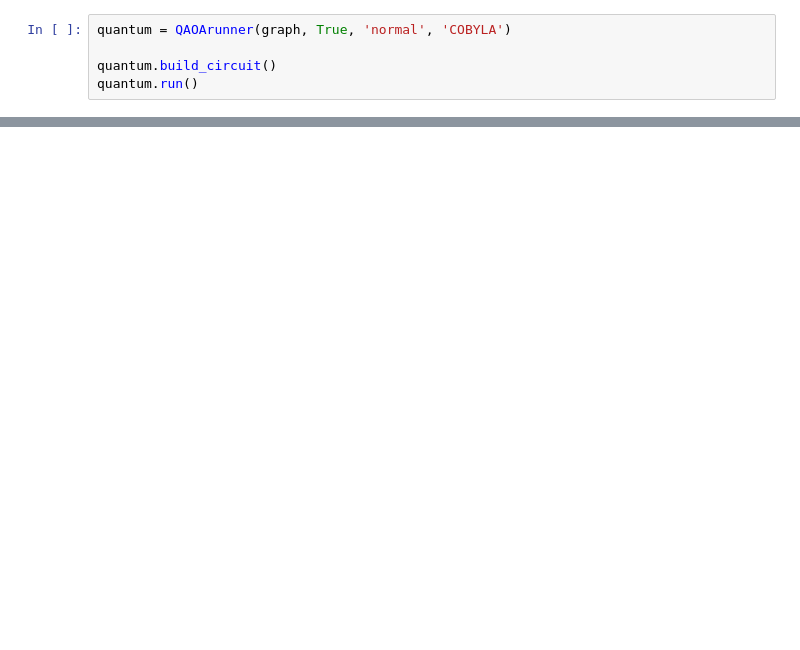
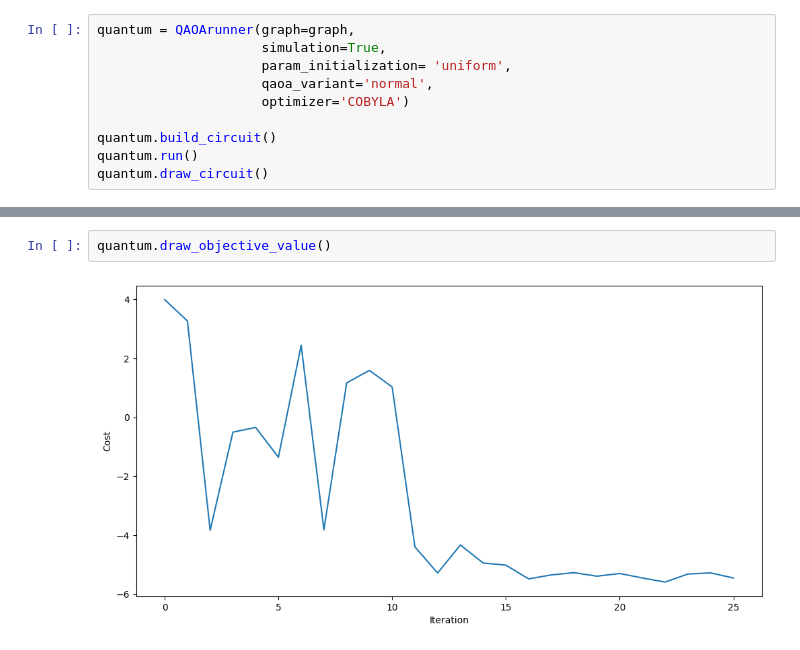
Before and after one commit to Smeidir/QAOA, a Jupyter notebook: tests.ipynb, the cells around one changed output, grey strips where cells are left out. Saved outputs shown, nothing was run; the diff lists cells and outputs as text; blank space fills up the shorter version.

```diff
--- a/tests.ipynb
+++ b/tests.ipynb
@@ -13,6 +15,11 @@ draw_graph(graph, with_labels=True)
 # %%
-quantum = QAOArunner(graph, True, 'normal', 'COBYLA')
+quantum = QAOArunner(graph=graph,
+                     simulation=True,
+                     param_initialization= 'uniform',
+                     qaoa_variant='normal',
+                     optimizer='COBYLA')
 
 quantum.build_circuit()
 quantum.run()
+quantum.draw_circuit()
 # %% [output]
@@ -26,0 +70,4 @@ quantum.run()
+# %%
+quantum.draw_objective_value()
+# %% [output]
+[figure, added]
```
Also changed, not shown: parts of 8 cells of this notebook, 10 other files.
